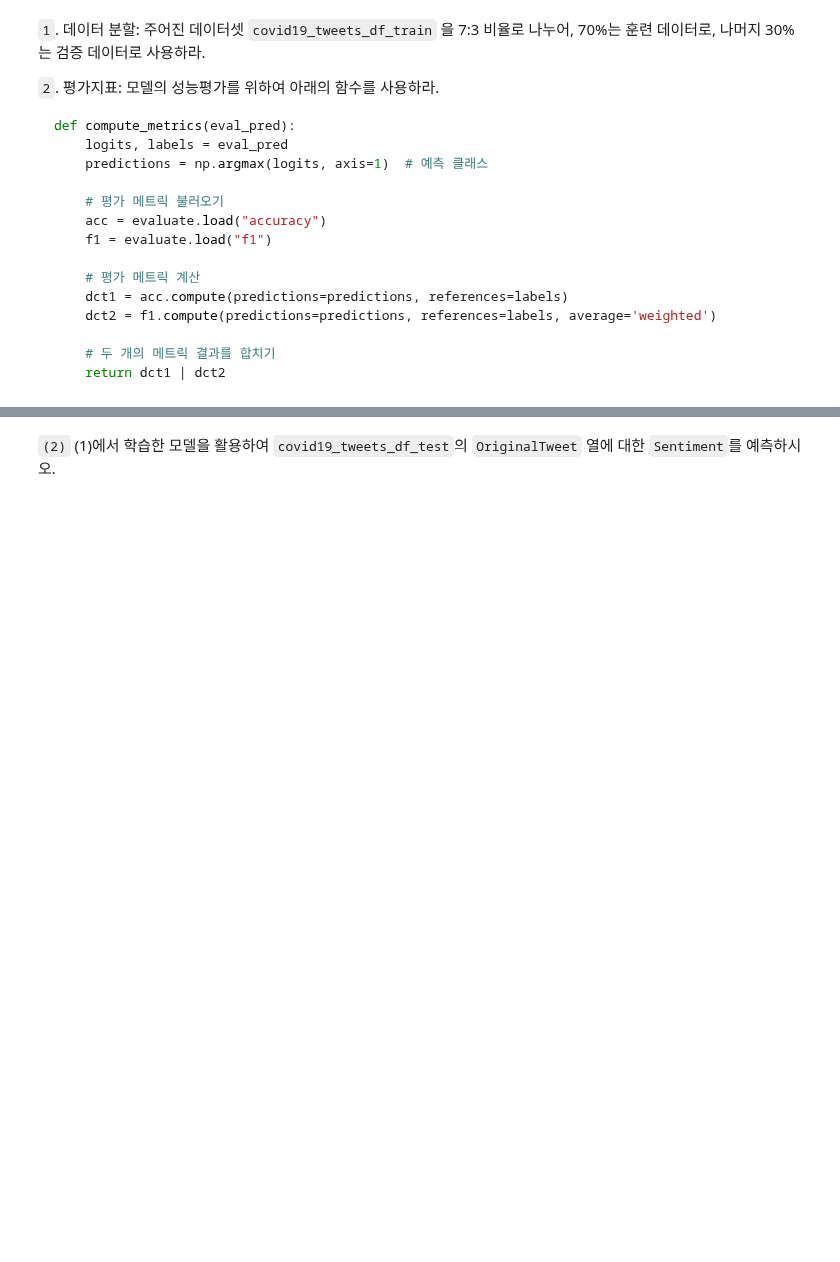
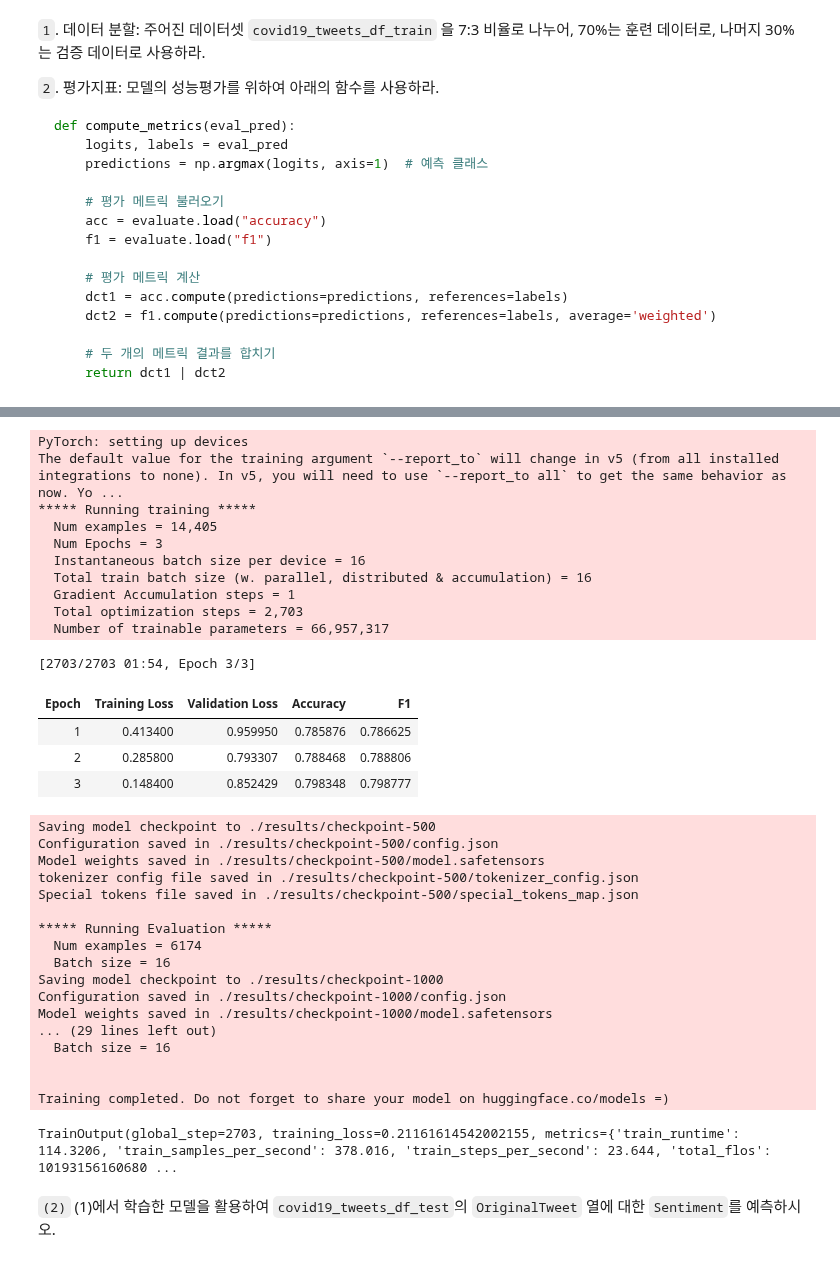
Before and after one commit to guebin/MP2024, a Jupyter notebook: quiz/Quiz-11.ipynb, the cells around one changed output, grey strips where cells are left out. Drawn from its saved outputs; the diff is of its cells as text; code cells hidden in the pictures; blank space fills up the shorter version.

```diff
--- a/quiz/Quiz-11.ipynb
+++ b/quiz/Quiz-11.ipynb
@@ -99,3 +146,81 @@ def compute_metrics(eval_pred):
+# %%
+data_collator = transformers.DataCollatorWithPadding(tokenizer)
+# %%
+def compute_metrics(eval_pred):
+    logits, labels = eval_pred
+    predictions = np.argmax(logits, axis=1)  # 예측 클래스
+
+    # 평가 메트릭 불러오기
+    acc = evaluate.load("accuracy")
+    f1 = evaluate.load("f1")
+
+    # 평가 메트릭 계산
+    dct1 = acc.compute(predictions=predictions, references=labels)
+    dct2 = f1.compute(predictions=predictions, references=labels, average='weighted')
+
+    # 두 개의 메트릭 결과를 합치기
+    return dct1 | dct2
+# %%
+# Training Arguments 설정
+training_args = transformers.TrainingArguments(
+    output_dir="./results",
+    evaluation_strategy="epoch",
+    learning_rate=2e-5,
+    per_device_train_batch_size=16,
+    per_device_eval_batch_size=16,
+    num_train_epochs=3,
+    weight_decay=0.01,
+    logging_dir='./logs',
+    logging_steps=10,
+)
+
+# Trainer 설정
+trainer = transformers.Trainer(
+    model=model,
+    args=training_args,
+    train_dataset=covid19_tweets['train'],
+    eval_dataset=covid19_tweets['eval'],
+    tokenizer=tokenizer,
+    data_collator=data_collator,
+    compute_metrics=compute_metrics,
+)
+
+# 모델 학습
+trainer.train()
+# %% [output]
+PyTorch: setting up devices
+The default value for the training argument `--report_to` will change in v5 (from all installed integrations to none). In v5, you will need to use `--report_to all` to get the same behavior as now. Yo ...
+***** Running training *****
+  Num examples = 14,405
+  Num Epochs = 3
+  Instantaneous batch size per device = 16
+  Total train batch size (w. parallel, distributed & accumulation) = 16
+  Gradient Accumulation steps = 1
+  Total optimization steps = 2,703
+  Number of trainable parameters = 66,957,317
+[2703/2703 01:54, Epoch 3/3]
+| Epoch | Training Loss | Validation Loss | Accuracy | F1 |
+| 1 | 0.413400 | 0.959950 | 0.785876 | 0.786625 |
+| 2 | 0.285800 | 0.793307 | 0.788468 | 0.788806 |
+| 3 | 0.148400 | 0.852429 | 0.798348 | 0.798777 |
+Saving model checkpoint to ./results/checkpoint-500
+Configuration saved in ./results/checkpoint-500/config.json
+Model weights saved in ./results/checkpoint-500/model.safetensors
+tokenizer config file saved in ./results/checkpoint-500/tokenizer_config.json
+Special tokens file saved in ./results/checkpoint-500/special_tokens_map.json
+
+***** Running Evaluation *****
+  Num examples = 6174
+  Batch size = 16
+Saving model checkpoint to ./results/checkpoint-1000
+Configuration saved in ./results/checkpoint-1000/config.json
+Model weights saved in ./results/checkpoint-1000/model.safetensors
+... (29 lines left out)
+  Batch size = 16
+
+
+Training completed. Do not forget to share your model on huggingface.co/models =)
+TrainOutput(global_step=2703, training_loss=0.21161614542002155, metrics={'train_runtime': 114.3206, 'train_samples_per_second': 378.016, 'train_steps_per_second': 23.644, 'total_flos': 10193156160680 ...
 # %% [markdown]
 `(2)` (1)에서 학습한 모델을 활용하여 `covid19_tweets_df_test`의 `OriginalTweet` 열에 대한 `Sentiment`를 예측하시오.
 # %% [markdown]
```
Also changed, not shown: parts of 33 cells of this notebook, 34 other files.
